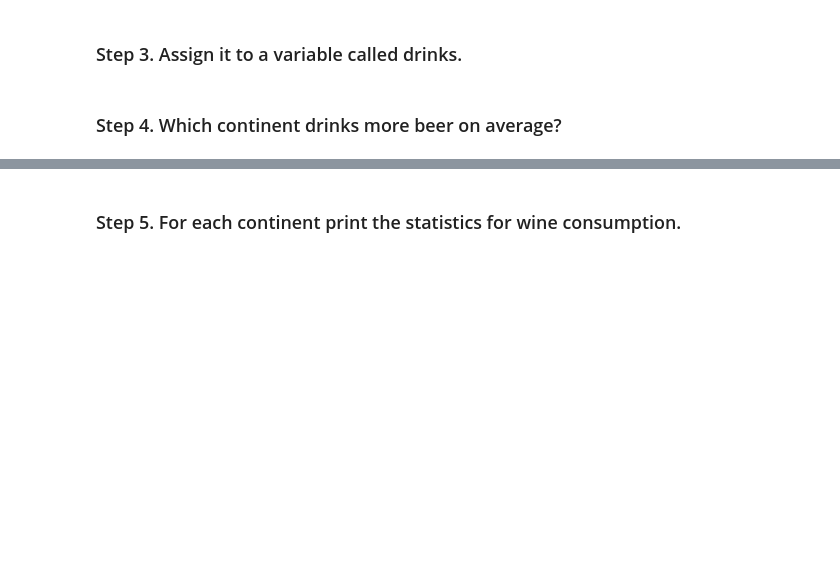
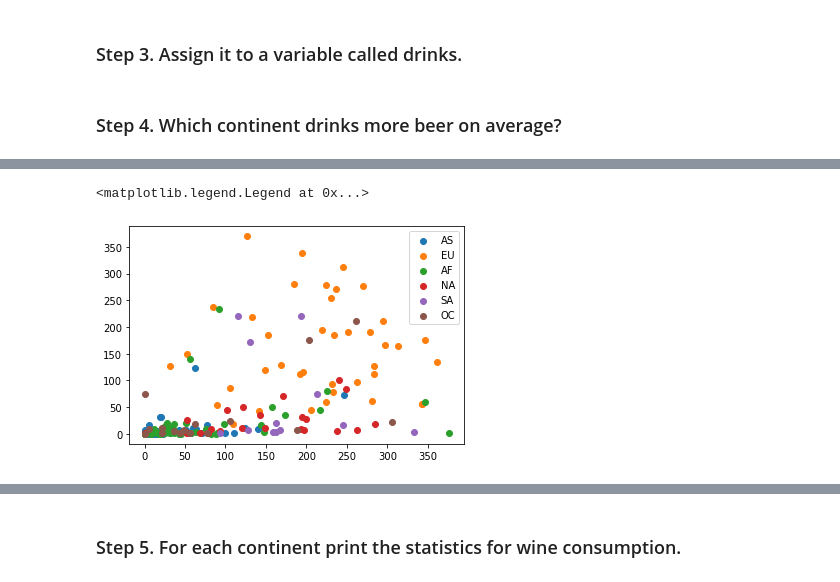
Before and after one commit to rafachem/pandas_exercises, a Jupyter notebook: 03_Grouping/Alcohol_Consumption/Exercise.ipynb, the cells around one changed output, grey strips where cells are left out. Drawn from its saved outputs; the diff is of its cells as text; code cells hidden in the pictures; blank space fills up the shorter version.

```diff
--- a/03_Grouping/Alcohol_Consumption/Exercise.ipynb
+++ b/03_Grouping/Alcohol_Consumption/Exercise.ipynb
@@ -54,0 +128,2 @@ df_drinks[df_drinks['beer_servings'] > mean_bear]
+# %%
+df_drinks.fillna('NA', inplace=True)
@@ -54,0 +135,10 @@ df_drinks[df_drinks['beer_servings'] > mean_bear]
+# %%
+df_g = df_drinks.groupby('continent')
+# %%
+for continente in continentes:
+    df_continente =df_g.get_group(continente)
+    plt.scatter(x=df_continente.beer_servings, y=df_continente.wine_servings, label= continente)
+plt.legend()
+# %% [output]
+<matplotlib.legend.Legend at 0x...>
+[figure, added]
```
Also changed, not shown: parts of 14 cells of this notebook, 13 other files.
